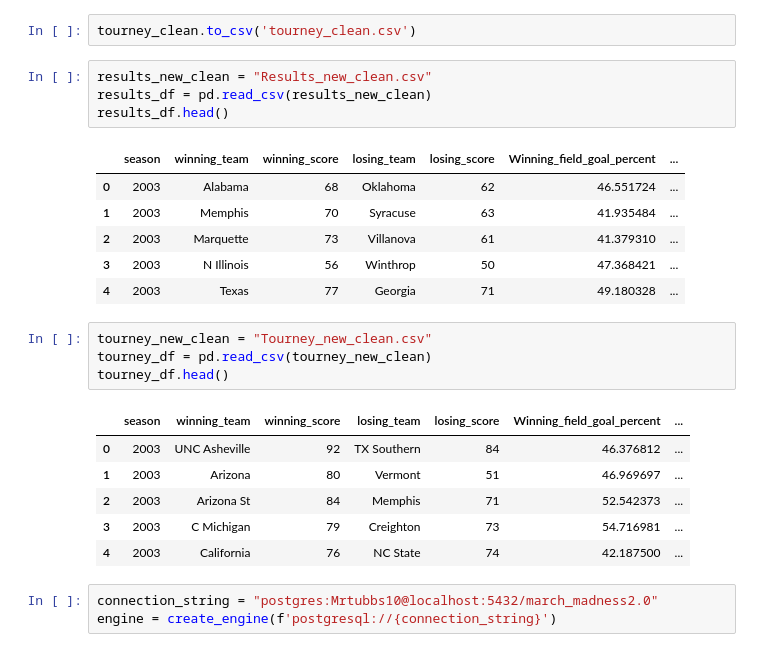
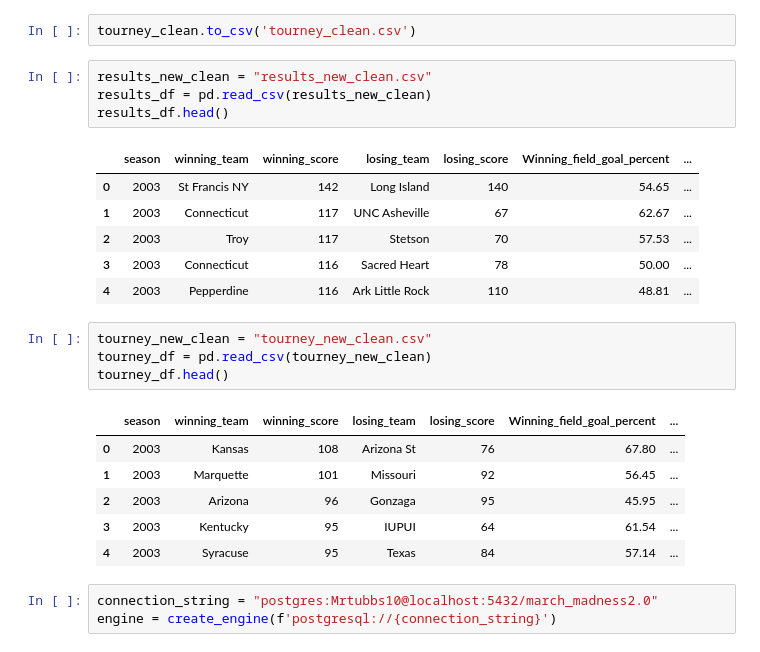
Before and after one commit to erickcp15/ETL-Project, a Jupyter notebook: march_madness_molly.ipynb, the cells around one changed output. Saved outputs shown, nothing was run; the diff lists cells and outputs as text.

```diff
--- a/march_madness_molly.ipynb
+++ b/march_madness_molly.ipynb
@@ -93,27 +93,27 @@ tourney_clean.head()
 # %%
 tourney_clean.to_csv('tourney_clean.csv')
 # %%
-results_new_clean = "Results_new_clean.csv"
+results_new_clean = "results_new_clean.csv"
 results_df = pd.read_csv(results_new_clean)
 results_df.head()
 # %% [output]
 |  | season | winning_team | winning_score | losing_team | losing_score | Winning_field_goal_percent | ... |
-| 0 | 2003 | Alabama | 68 | Oklahoma | 62 | 46.551724 | ... |
-| 1 | 2003 | Memphis | 70 | Syracuse | 63 | 41.935484 | ... |
-| 2 | 2003 | Marquette | 73 | Villanova | 61 | 41.379310 | ... |
-| 3 | 2003 | N Illinois | 56 | Winthrop | 50 | 47.368421 | ... |
-| 4 | 2003 | Texas | 77 | Georgia | 71 | 49.180328 | ... |
+| 0 | 2003 | St Francis NY | 142 | Long Island | 140 | 54.65 | ... |
+| 1 | 2003 | Connecticut | 117 | UNC Asheville | 67 | 62.67 | ... |
+| 2 | 2003 | Troy | 117 | Stetson | 70 | 57.53 | ... |
+| 3 | 2003 | Connecticut | 116 | Sacred Heart | 78 | 50.00 | ... |
+| 4 | 2003 | Pepperdine | 116 | Ark Little Rock | 110 | 48.81 | ... |
 # %%
-tourney_new_clean = "Tourney_new_clean.csv"
+tourney_new_clean = "tourney_new_clean.csv"
 tourney_df = pd.read_csv(tourney_new_clean)
 tourney_df.head()
 # %% [output]
 |  | season | winning_team | winning_score | losing_team | losing_score | Winning_field_goal_percent | ... |
-| 0 | 2003 | UNC Asheville | 92 | TX Southern | 84 | 46.376812 | ... |
-| 1 | 2003 | Arizona | 80 | Vermont | 51 | 46.969697 | ... |
-| 2 | 2003 | Arizona St | 84 | Memphis | 71 | 52.542373 | ... |
-| 3 | 2003 | C Michigan | 79 | Creighton | 73 | 54.716981 | ... |
-| 4 | 2003 | California | 76 | NC State | 74 | 42.187500 | ... |
+| 0 | 2003 | Kansas | 108 | Arizona St | 76 | 67.80 | ... |
+| 1 | 2003 | Marquette | 101 | Missouri | 92 | 56.45 | ... |
+| 2 | 2003 | Arizona | 96 | Gonzaga | 95 | 45.95 | ... |
+| 3 | 2003 | Kentucky | 95 | IUPUI | 64 | 61.54 | ... |
+| 4 | 2003 | Syracuse | 95 | Texas | 84 | 57.14 | ... |
 # %%
 connection_string = "postgres:Mrtubbs10@localhost:5432/march_madness2.0"
 engine = create_engine(f'postgresql://{connection_string}')
```
Also changed, not shown: parts of 4 cells of this notebook, 4 other files.
